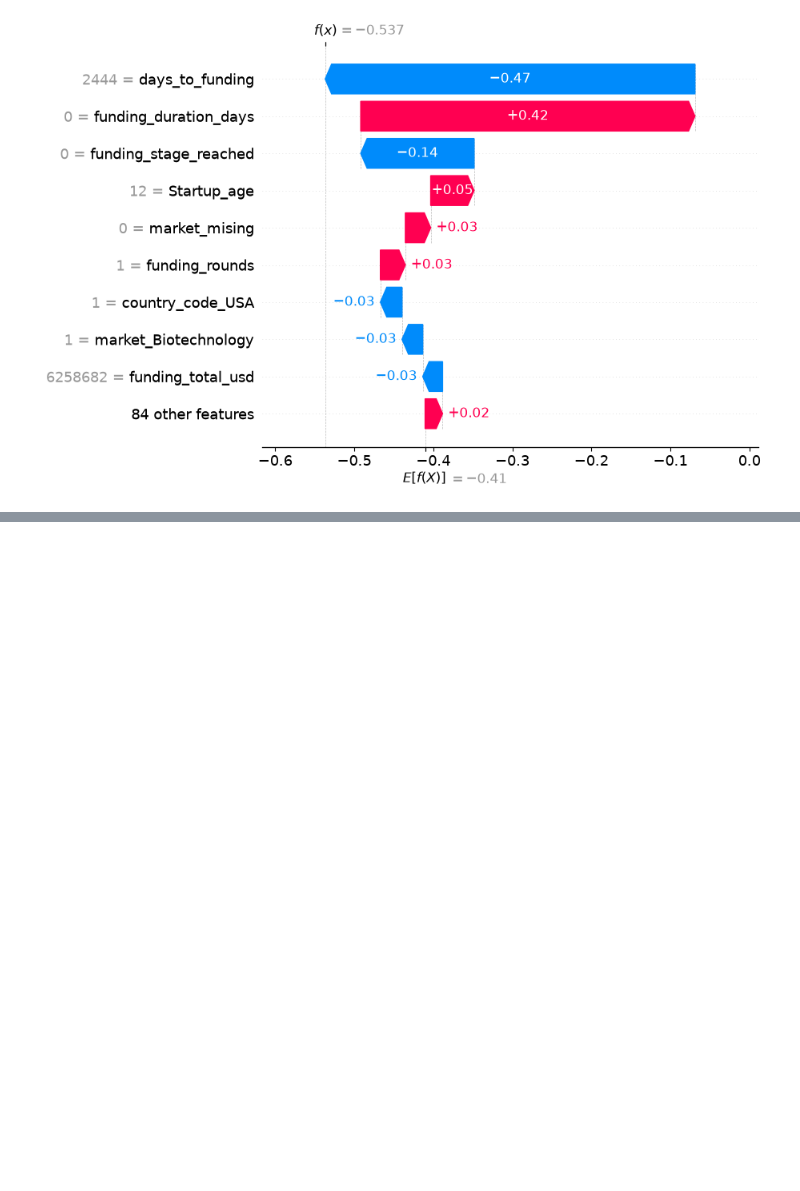
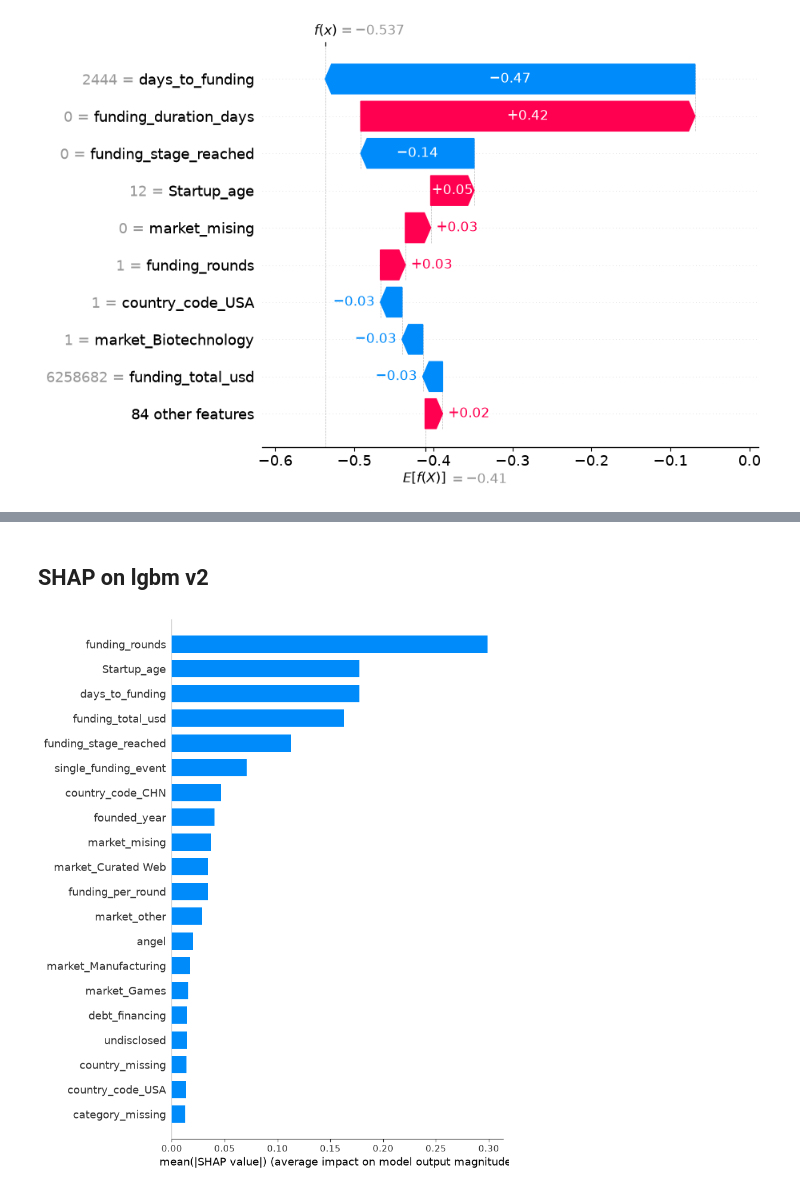
Before and after one commit to karthiii-k/Startup-outcome-intelligence, a Jupyter notebook: notebooks/06_SHAP.ipynb, the cells around one changed output, grey strips where cells are left out. Cells and saved outputs as stored; diff of their text form; code cells hidden in the pictures; blank space fills up the shorter version.

```diff
--- a/notebooks/06_SHAP.ipynb
+++ b/notebooks/06_SHAP.ipynb
@@ -59,0 +70,24 @@ shap.plots.waterfall(exp_fail[idx])
+# %% [markdown]
+## SHAP on lgbm v2
+# %%
+artifacts=joblib.load("../models/lgbm_model_v2.joblib")
+
+lgbmv2=artifacts["model"]
+threshold=artifacts["threshold"]
+# %%
+x=df[artifacts["columns"]]
+y=df["label"]
+
+from sklearn.model_selection import train_test_split
+
+x_train,x_test,y_train,y_test=train_test_split(x,y,test_size=0.2,stratify=y,random_state=42)
+# %%
+explainer=shap.TreeExplainer(lgbmv2)
+sv=explainer(x_test)
+
+vals=sv.values
+fail_vals=-vals # cse we trained on -ves , and want to see if we get negatives right
+# %%
+shap.summary_plot(fail_vals,x_test,plot_type="bar") #global feature importance
+# %% [output]
+[figure, added]
```
Also changed, not shown: parts of 5 cells of this notebook, 2 other files.
